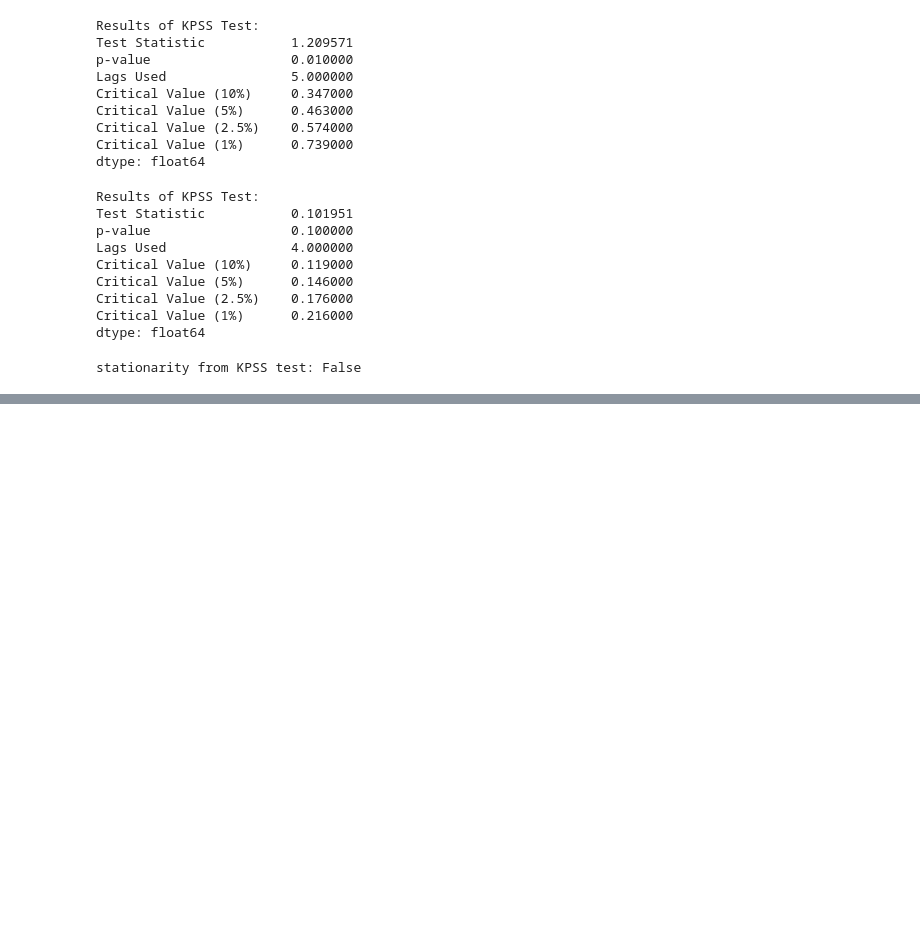
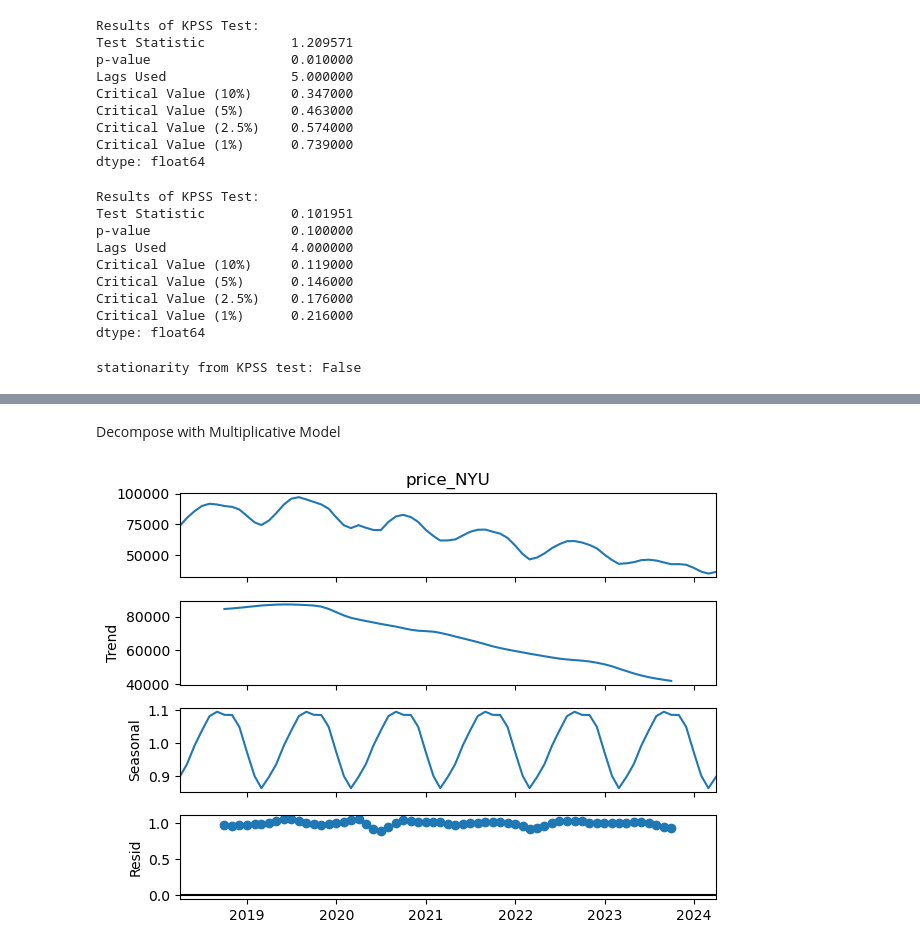
Before and after one commit to jacobsimeral/TS_Forecasting_Project, a Jupyter notebook: Code/EDA/helen_EDA.ipynb, the cells around one changed output, grey strips where cells are left out. Cells and saved outputs as stored; diff of their text form; code cells hidden in the pictures; blank space fills up the shorter version.

```diff
--- a/Code/EDA/helen_EDA.ipynb
+++ b/Code/EDA/helen_EDA.ipynb
@@ -251,0 +341,8 @@ stationarity from KPSS test: False
+# %% [markdown]
+Decompose with Multiplicative Model
+# %%
+decompose_results = seasonal_decompose(price_NYU, model='multiplicative')
+decompose_results.plot()
+plt.show()
+# %% [output]
+[figure, added]
```
Also changed, not shown: parts of 28 cells of this notebook.
